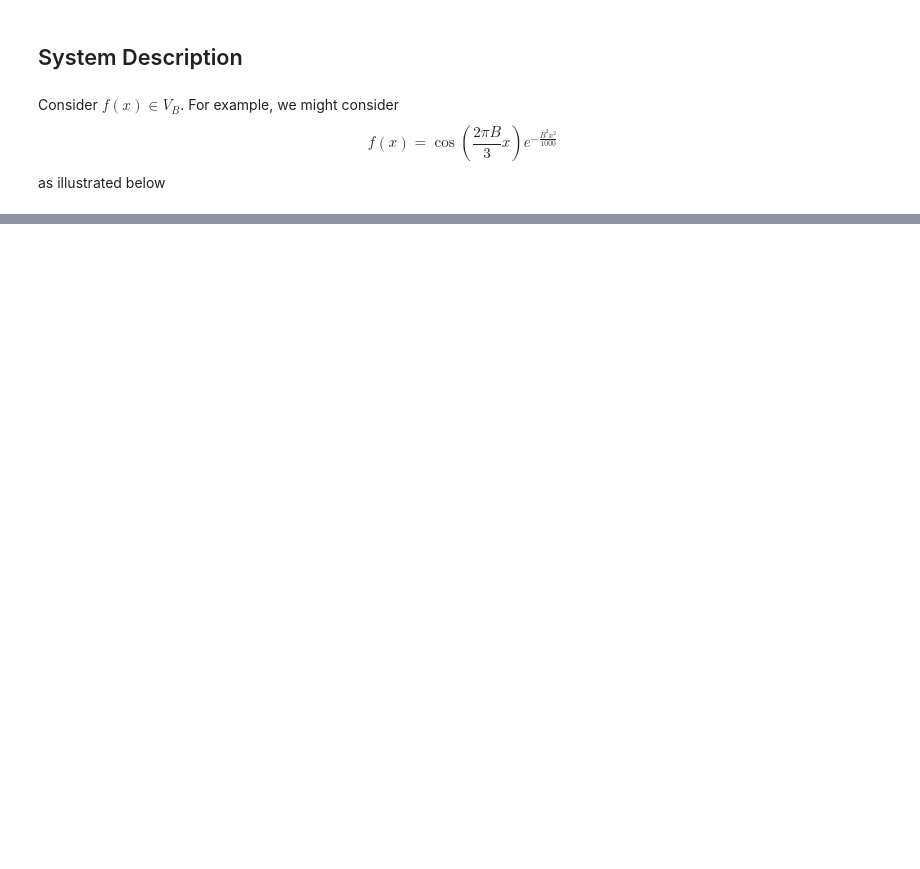
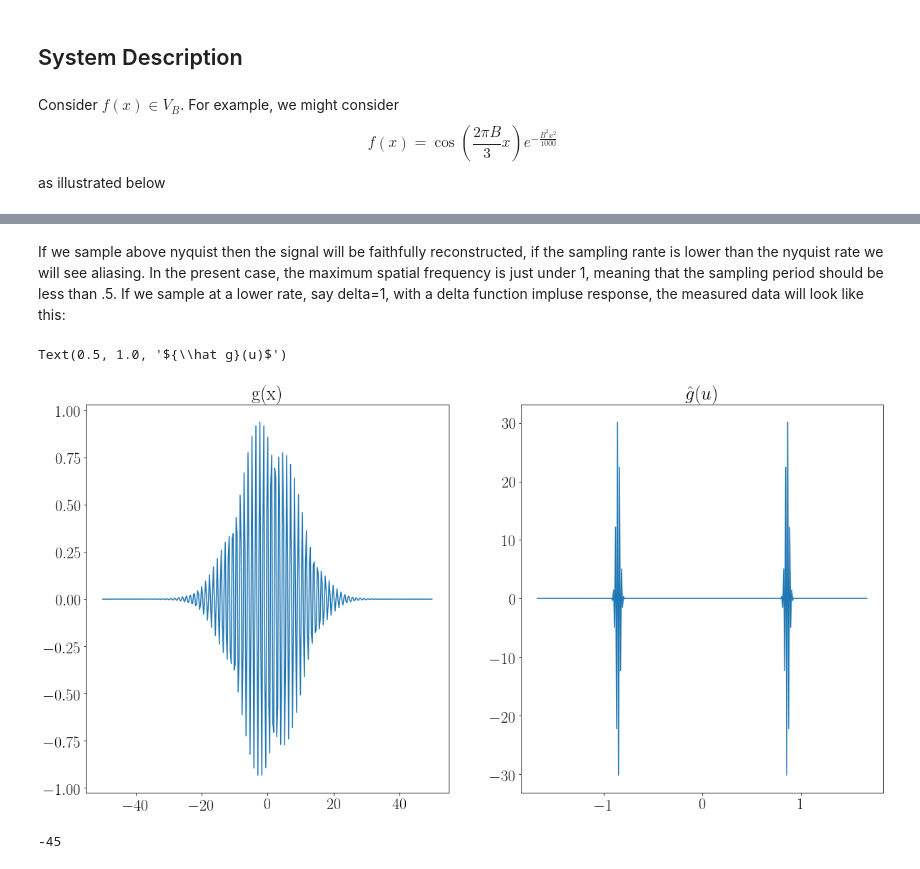
Before and after one commit to djbradyAtOpticalSciencesArizona/computationalImaging, a Jupyter notebook: forwardModels/DiscreteForwardModels.ipynb, the cells around one changed output, grey strips where cells are left out. Cells and saved outputs as stored; diff of their text form; code cells hidden in the pictures; blank space fills up the shorter version.

```diff
--- a/forwardModels/DiscreteForwardModels.ipynb
+++ b/forwardModels/DiscreteForwardModels.ipynb
@@ -50,0 +70,27 @@ Text(0.5, 1.0, '${\\hat f}(u)$')
+# %% [markdown]
+If we sample above nyquist then the signal will be faithfully reconstructed, if the sampling rante is lower than the nyquist rate we will see aliasing. In the present case, the maximum spatial frequency is just under 1, meaning that the sampling period should be less than .5. If we sample at a lower rate, say delta=1, with a delta function impluse response, the measured data will look like this:
+# %%
+N=512
+X=50
+B=N/(4*X)
+xrange=np.arange(-X,X,.3)
+bp=len(xrange)/(4*X)
+urange=np.linspace(-bp,bp,len(xrange))
+def g(x):
+  g=np.cos(2*np.pi*B*x/3.)*np.exp(-(B**2)*x**2/1000)
+  return g
+plt.rc('text', usetex=True)
+plt.rc('font', family='serif')
+plt.subplot(1,2,1)
+plt.plot(xrange,f(xrange))
+plt.title('g(x)')
+plt.subplot(1,2,2)
+plt.plot(urange,np.fft.fftshift(np.fft.fft(f(xrange))))
+plt.title('${\hat g}(u)$')
+# %% [output]
+Text(0.5, 1.0, '${\\hat g}(u)$')
+[figure, added]
+# %%
+xrange[5]
+# %% [output]
+-45
```
Also changed, not shown: parts of 2 cells of this notebook.
